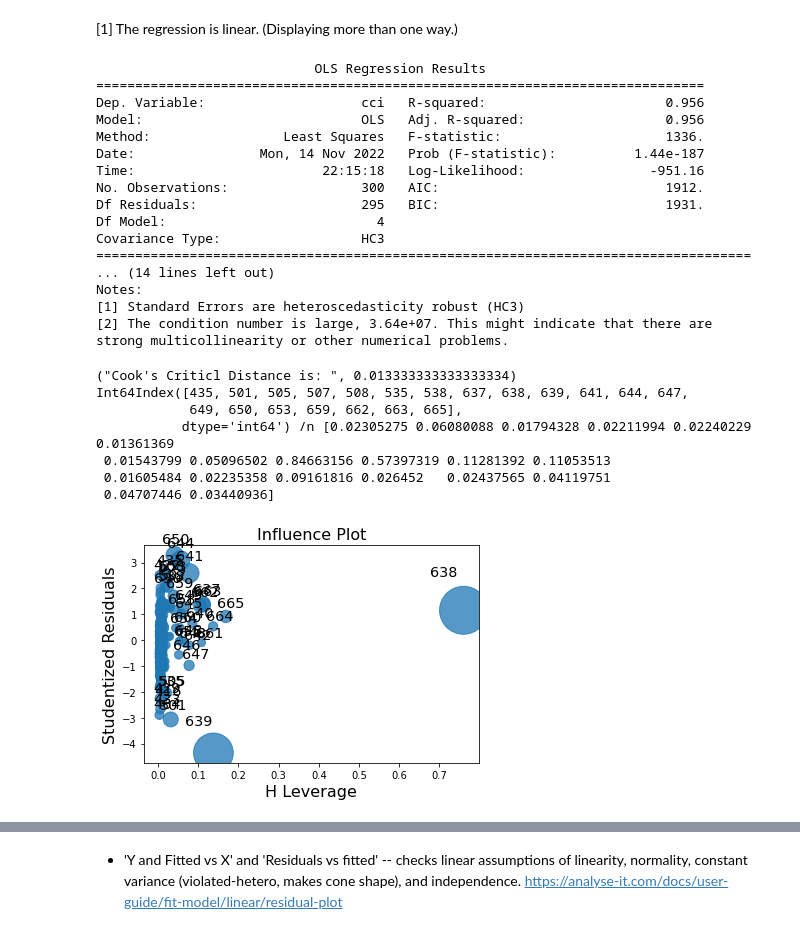
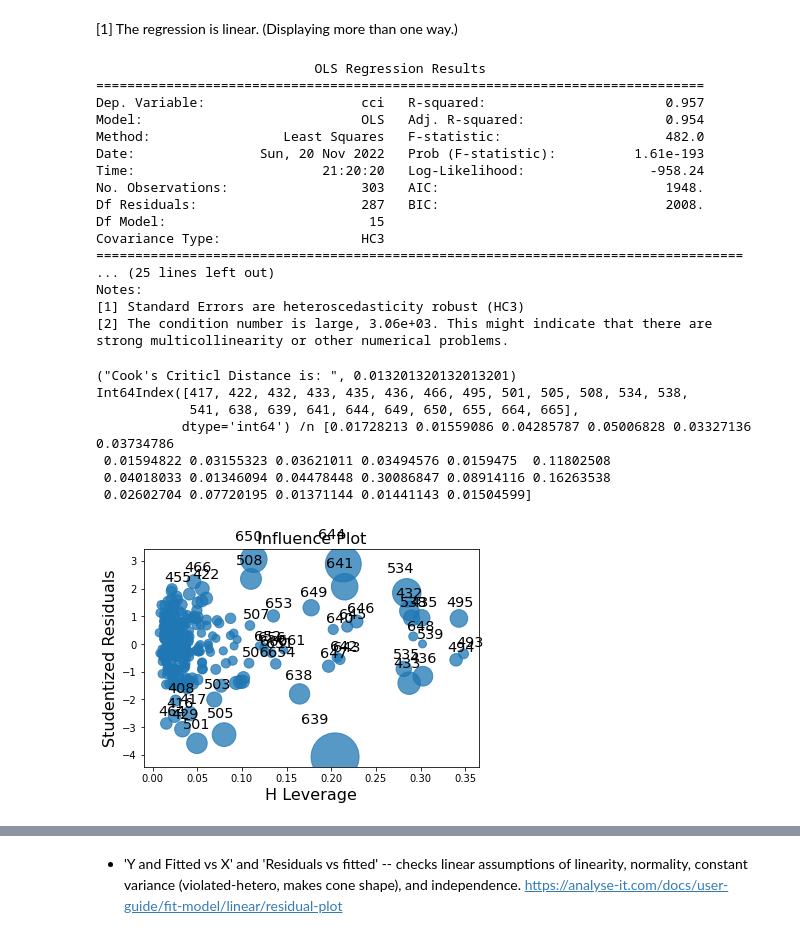
Before and after one commit to mauricefreese/cci_covid-research, a Jupyter notebook: research/owid/assumption_tets.ipynb, the cells around one changed output, grey strips where cells are left out. Drawn from its saved outputs; the diff is of its cells as text; code cells hidden in the pictures.

Commit message:
close close close onn final model

```diff
--- a/research/owid/assumption_tets.ipynb
+++ b/research/owid/assumption_tets.ipynb
@@ -60,7 +60,7 @@ import seaborn as sns
 Checking data from cleaning before continuing on
 # %%
 # data
-df = pd.read_csv('cur_us_owid_covid_monthly.csv')
+df = pd.read_csv('monthly.csv')
 pd.set_option('display.max_columns', None)
 df = df.dropna()
 #df.shape[0]
@@ -75,4 +75,7 @@ df.head(5)
 # %%
-x_columns = [ 'cci_lag1', 'cci_lag7']
+x_columns = ['cci1', 'cci2', 'cci3', 'cci4', 'cci5', 'cci6', 'cci7', 'cpiyoy1', 'dcovid', 'dvaxfull', 'dbear', 'dgulfwar2',
+         'debtceiling2011', 'cci6ndpm']
+x = df[x_columns]
+x = sm.add_constant(x)
 y = df['cci']
 # %%
@@ -103,53 +104,53 @@ Kurtosis:             5.709        Condition No.:          545
 # %% [markdown]
 [1] The regression is linear. (Displaying more than one way.)
 # %%
-sy = smf.ols('cci ~ total_cases + stringency_index + VaxFull**2 + cci_lag1:umsent', df)
+sy = smf.ols('cci ~ cci1 + cci2 + cci3 + cci4 + cci5 + cci6 + cci7 + cci8 + cpiyoy1 + dcovid + dvaxfull + dbear + dgulfwar2 + debtceiling2011 + dcovxndpm', df)
 mo = sy.fit(cov_type='HC3')
 print(mo.summary())
 # %% [output]
                             OLS Regression Results
 ==============================================================================
-Dep. Variable:                    cci   R-squared:                       0.956
-Model:                            OLS   Adj. R-squared:                  0.956
-Method:                 Least Squares   F-statistic:                     1336.
-Date:                Mon, 14 Nov 2022   Prob (F-statistic):          1.44e-187
-Time:                        22:15:18   Log-Likelihood:                -951.16
-No. Observations:                 300   AIC:                             1912.
-Df Residuals:                     295   BIC:                             1931.
-Df Model:                           4
+Dep. Variable:                    cci   R-squared:                       0.957
+Model:                            OLS   Adj. R-squared:                  0.954
+Method:                 Least Squares   F-statistic:                     482.0
+Date:                Sun, 20 Nov 2022   Prob (F-statistic):          1.61e-193
+Time:                        21:20:20   Log-Likelihood:                -958.24
+No. Observations:                 303   AIC:                             1948.
+Df Residuals:                     287   BIC:                             2008.
+Df Model:                          15
 Covariance Type:                  HC3
-====================================================================================
-... (14 lines left out)
+===================================================================================
+... (25 lines left out)
 Notes:
 [1] Standard Errors are heteroscedasticity robust (HC3)
-[2] The condition number is large, 3.64e+07. This might indicate that there are
+[2] The condition number is large, 3.06e+03. This might indicate that there are
 strong multicollinearity or other numerical problems.
 # %%
 influencers = sm.graphics.influence_plot(mo)
 
 # cooks distance
-cooksd = mo.get_influence().cooks_distance[0]
+cooksd = summary.get_influence().cooks_distance[0]
 
 #df to obtain n
-n = len(df['cci_lag1'])
+n = len(df['dcovxndpm'])
 
 # calculate critical d
 critical_d = 4/n
 print(("Cook's Criticl Distance is: ", critical_d))
 
 # IDs potential outliers w/ leverage
 outl_d = cooksd > critical_d
 # above 0.5, worth a look at it b/c it may be influential
 print(df.index[outl_d],'/n',cooksd[outl_d])
 # %% [output]
-("Cook's Criticl Distance is: ", 0.013333333333333334)
-Int64Index([435, 501, 505, 507, 508, 535, 538, 637, 638, 639, 641, 644, 647,
-            649, 650, 653, 659, 662, 663, 665],
-           dtype='int64') /n [0.02305275 0.06080088 0.01794328 0.02211994 0.02240229 0.01361369
- 0.01543799 0.05096502 0.84663156 0.57397319 0.11281392 0.11053513
- 0.01605484 0.02235358 0.09161816 0.026452   0.02437565 0.04119751
- 0.04707446 0.03440936]
+("Cook's Criticl Distance is: ", 0.013201320132013201)
+Int64Index([417, 422, 432, 433, 435, 436, 466, 495, 501, 505, 508, 534, 538,
+            541, 638, 639, 641, 644, 649, 650, 655, 664, 665],
+           dtype='int64') /n [0.01728213 0.01559086 0.04285787 0.05006828 0.03327136 0.03734786
+ 0.01594822 0.03155323 0.03621011 0.03494576 0.0159475  0.11802508
+ 0.04018033 0.01346094 0.04478448 0.30086847 0.08914116 0.16263538
+ 0.02602704 0.07720195 0.01371144 0.01441143 0.01504599]
-[figure, old version]
+[figure, new version]
 # %%
 fig =plt.figure(figsize=(12,8))
 # CCPR Plot displays outliers and linearity
```
Also changed, not shown: parts of 22 cells of this notebook, 6 other files.
